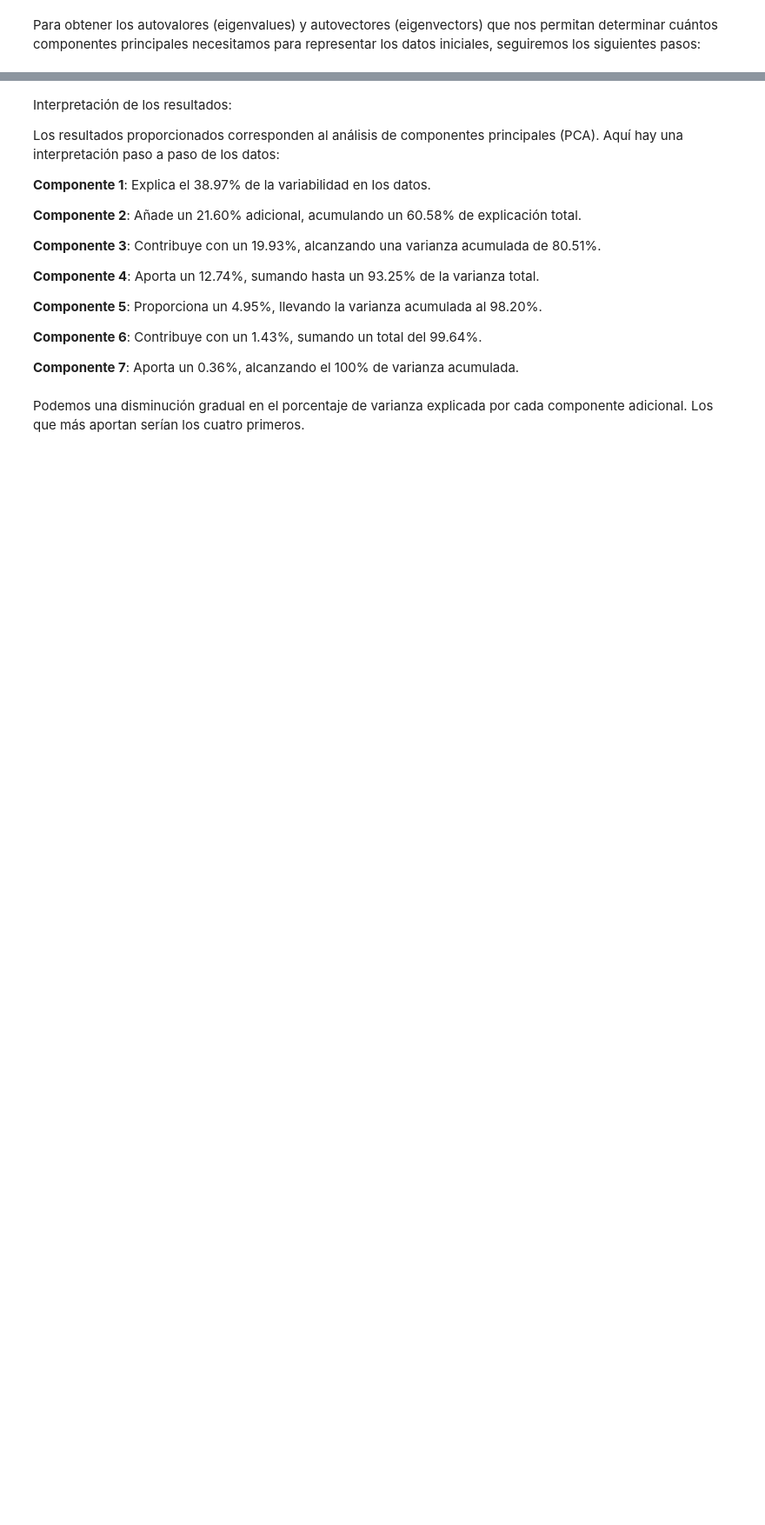
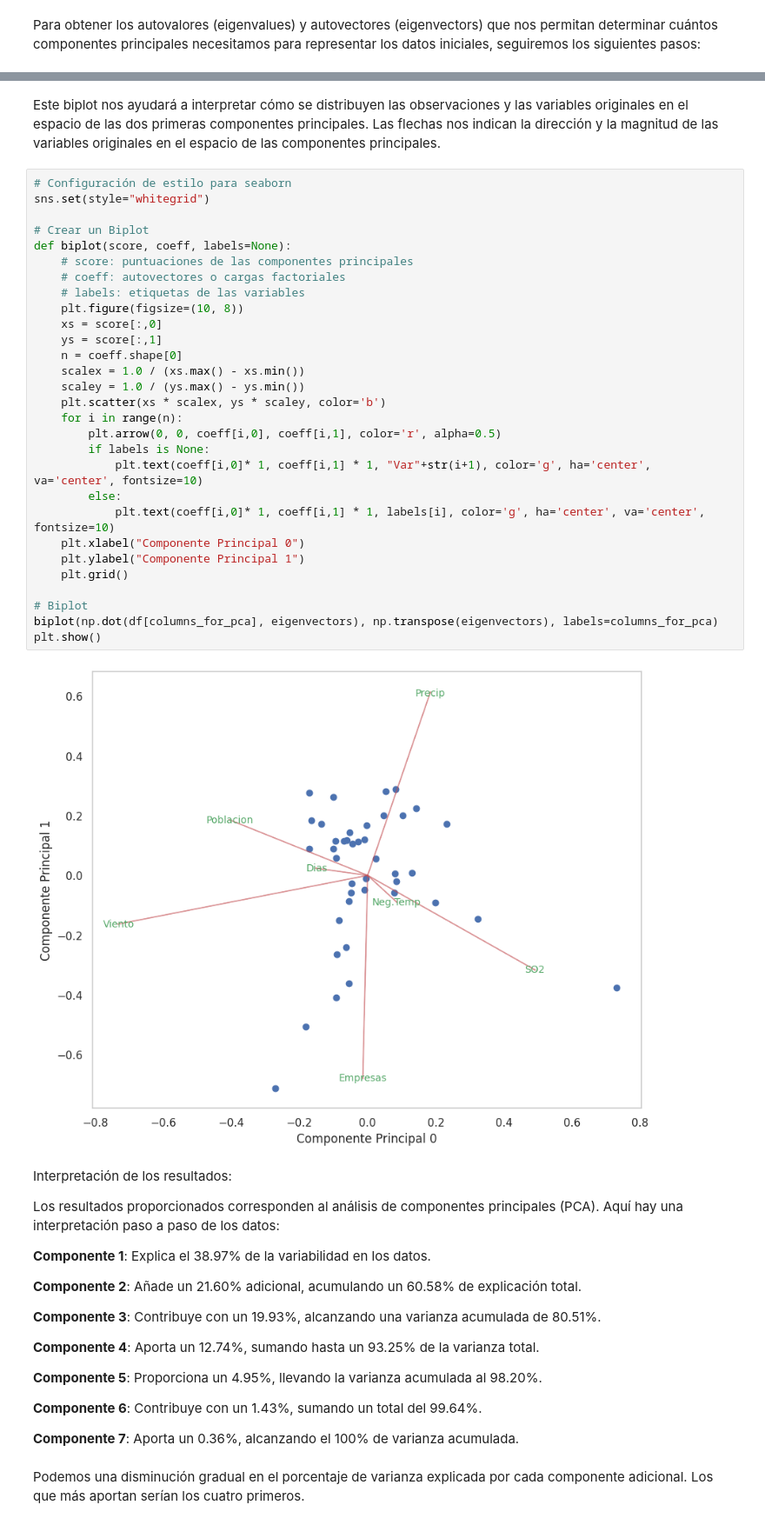
Before and after one commit to CeliaDiazSanchez/Data-Mining, a Jupyter notebook: Practica3CLAUDIA.ipynb, the cells around one changed output, grey strips where cells are left out. Shown: that part at 87% size. Saved outputs shown, nothing was run; the diff lists cells and outputs as text; blank space fills up the shorter version.

```diff
--- a/Practica3CLAUDIA.ipynb
+++ b/Practica3CLAUDIA.ipynb
@@ -117,3 +214,36 @@ print(pca_results)
+# %% [markdown]
+Este biplot nos ayudará a interpretar cómo se distribuyen las observaciones y las variables originales en el espacio de las dos primeras componentes principales. Las flechas nos indican la dirección y la magnitud de las variables originales en el espacio de las componentes principales.
+# %%
+# Configuración de estilo para seaborn
+sns.set(style="whitegrid")
+
+# Crear un Biplot
+def biplot(score, coeff, labels=None):
+    # score: puntuaciones de las componentes principales
+    # coeff: autovectores o cargas factoriales
+    # labels: etiquetas de las variables
+    plt.figure(figsize=(10, 8))
+    xs = score[:,0]
+    ys = score[:,1]
+    n = coeff.shape[0]
+    scalex = 1.0 / (xs.max() - xs.min())
+    scaley = 1.0 / (ys.max() - ys.min())
+    plt.scatter(xs * scalex, ys * scaley, color='b')
+    for i in range(n):
+        plt.arrow(0, 0, coeff[i,0], coeff[i,1], color='r', alpha=0.5)
+        if labels is None:
+            plt.text(coeff[i,0]* 1, coeff[i,1] * 1, "Var"+str(i+1), color='g', ha='center', va='center', fontsize=10)
+        else:
+            plt.text(coeff[i,0]* 1, coeff[i,1] * 1, labels[i], color='g', ha='center', va='center', fontsize=10)
+    plt.xlabel("Componente Principal 0")
+    plt.ylabel("Componente Principal 1")
+    plt.grid()
+
+# Biplot
+biplot(np.dot(df[columns_for_pca], eigenvectors), np.transpose(eigenvectors), labels=columns_for_pca)
+plt.show()
+# %% [output]
+[figure, added]
 # %% [markdown]
 Interpretación de los resultados:
 
```
Also changed, not shown: parts of 29 cells of this notebook.
